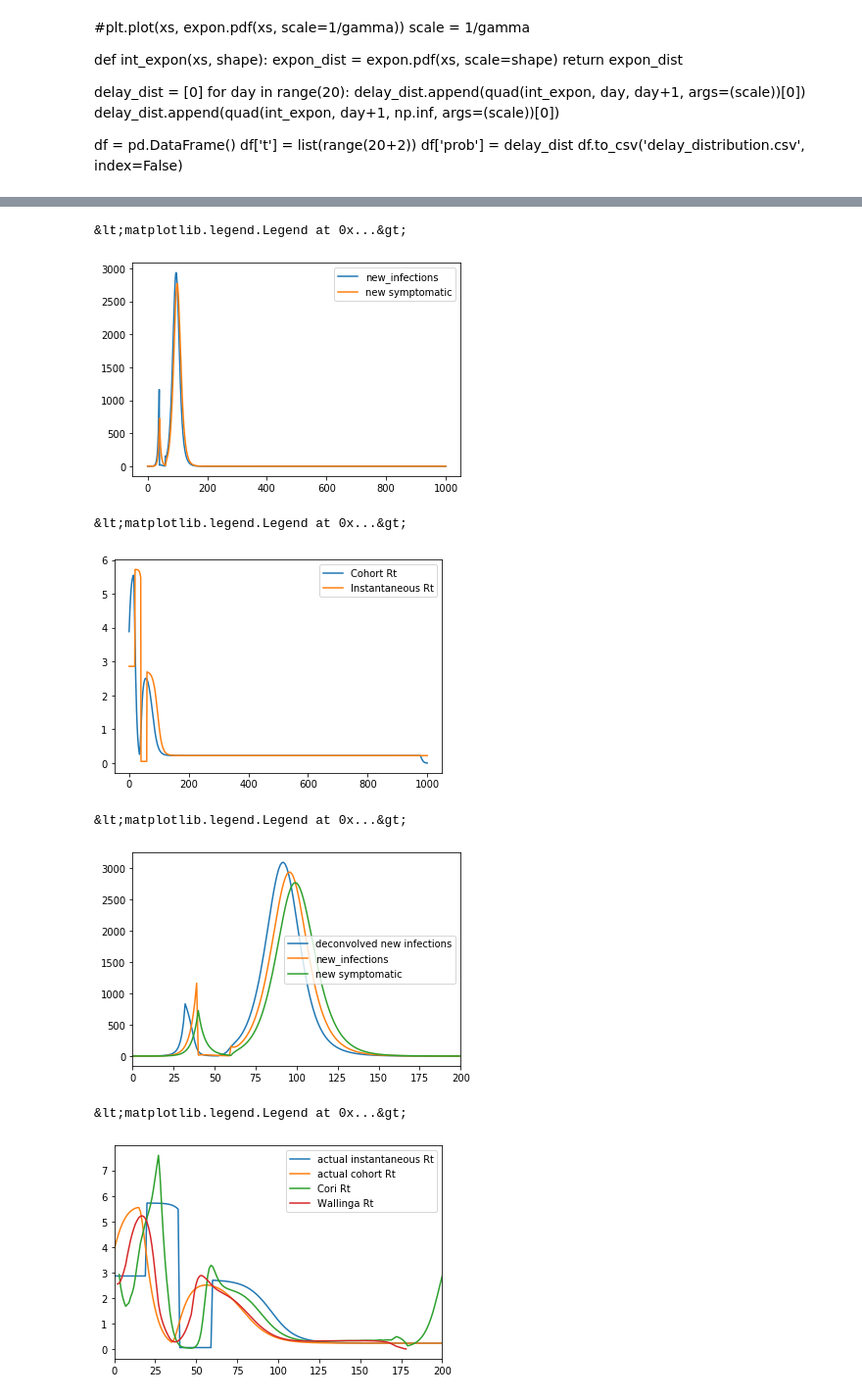
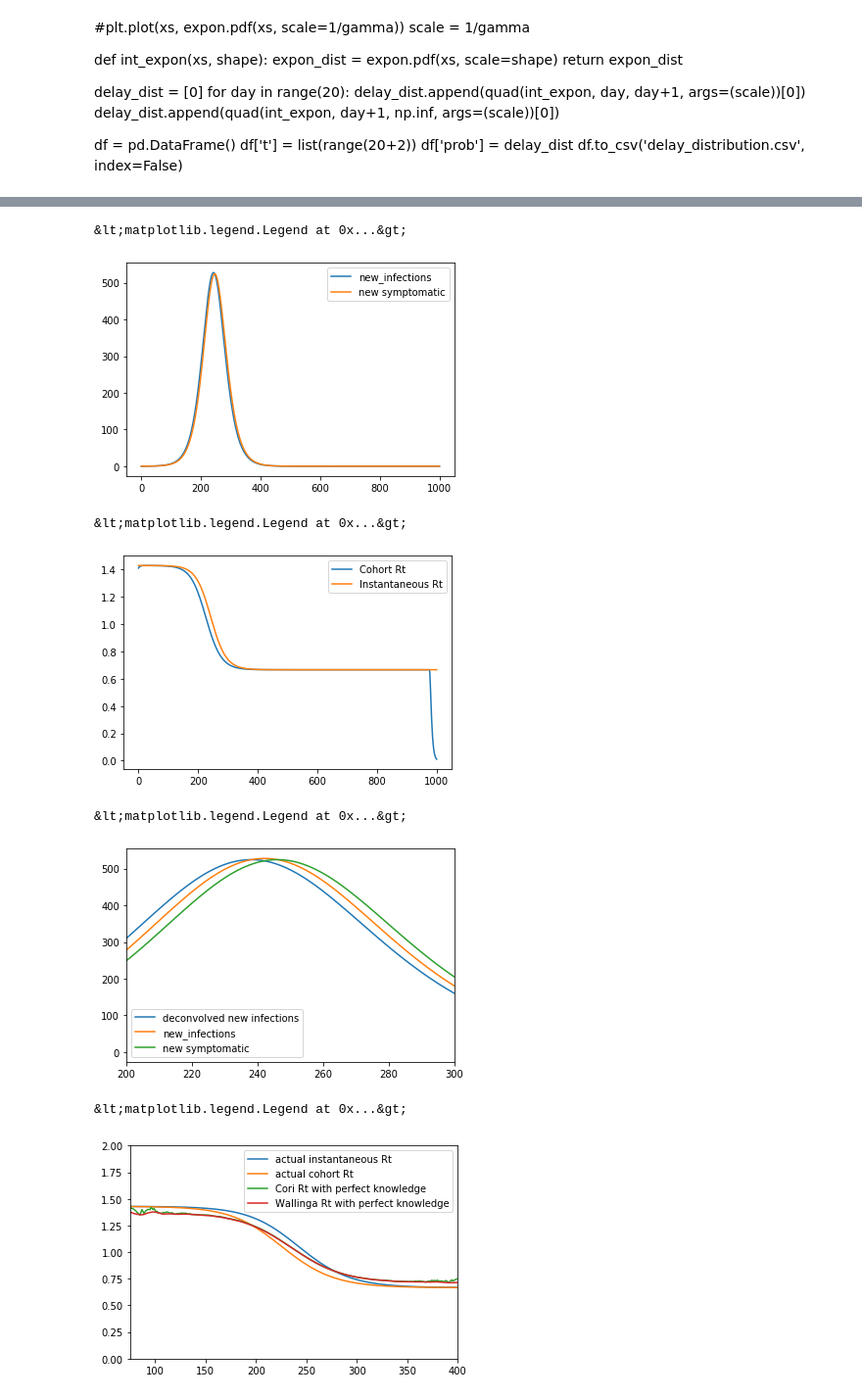
Before and after one commit to Apeirogons/rt_estimation_thesis, a Jupyter notebook: shifts/SEIR.ipynb, the cells around one changed output, grey strips where cells are left out. Shown at 98% size. Drawn from its saved outputs; the diff is of its cells as text; code cells hidden in the pictures.

```diff
--- a/shifts/SEIR.ipynb
+++ b/shifts/SEIR.ipynb
@@ -21,15 +21,15 @@ import subprocess
 
 
 def b(t):
-
-    if t < 20:
-        return 0.000005
-    elif t < 40:
-        return 0.00001
-    elif t < 60:
-        return 0.0000001
-    else:
-        return 0.000005
+    return 0.25
+  #  if t < 20:
+  #      return 0.000005
+  #  elif t < 40:
+  #      return 0.00001
+  #  elif t < 60:
+  #      return 0.0000001
+  #  else:
+  #      return 0.000005
 t = np.linspace(0, 1000, 1001)
 b_vec = np.asarray([b(t_0) for t_0 in t])
 
@@ -112,9 +111,9 @@ def seir(conditions, t,  gamma, mu):
     S, E, I, R = conditions
 
     N = S+ E+ I + R
-    dSdt = -beta*S*I#-beta * S/N * I
-    dEdt = beta*S*I - gamma*E#beta * I *  S/ N - gamma*E
-    dIdt = gamma*E - mu*I#gamma*E - mu * I
+    dSdt = -beta * S/N * I
+    dEdt = beta * I *  S/ N - gamma*E
+    dIdt = gamma*E - mu * I
     dRdt = mu*I
 
     return (dSdt, dEdt, dIdt, dRdt)
@@ -149,8 +148,8 @@ df['E'] = integrated[:, 1]
 df['I'] = integrated[:, 2]
 df['R'] = integrated[:, 3]
 df['beta(t)'] = b_vec
-df['R(t)'] = b_vec * df['S'] * 1/mu #/Nt
-df['new_infections'] = b_vec * df['I'] *  df['S']#/ Nt
+df['R(t)'] = b_vec * df['S'] * 1/mu /Nt
+df['new_infections'] = b_vec * df['I'] *  df['S']/ Nt
 df['new_symptomatic'] = gamma*df['E']
 df.to_csv('seir_results.csv', index=False)
 plt.plot(t, df['new_infections'], label= 'new_infections')
@@ -158,7 +157,7 @@ plt.plot(t, df['new_symptomatic'], label = 'new symptomatic')
 plt.legend()
 # %% [output]
 &lt;matplotlib.legend.Legend at 0x...&gt;
-[figure, old version]
+[figure, new version]
 # %%
 Rt = df['R(t)']
 t = range(len(Rt))
@@ -168,42 +167,41 @@ plt.plot(Rt, label='Instantaneous Rt')
 plt.legend()
 # %% [output]
 &lt;matplotlib.legend.Legend at 0x...&gt;
-[figure, old version]
+[figure, new version]
 # %%
 deconvolution_results = pd.read_csv('deconvolved.csv')
 deconvolution_results = deconvolution_results[deconvolution_results['time']>=0]
 plt.plot(deconvolution_results['time'], deconvolution_results['RL_result'], label='deconvolved new infections')
 plt.plot(t, df['new_infections'], label= 'new_infections')
 plt.plot(t, df['new_symptomatic'], label = 'new symptomatic')
-plt.xlim(0, 200)
+plt.xlim(200,300)
 
 plt.legend()
 # %% [output]
 &lt;matplotlib.legend.Legend at 0x...&gt;
-[figure, old version]
+[figure, new version]
 # %%
 cori_estimates = pd.read_csv('cori.csv')
 wt_estimates = pd.read_csv('wt.csv')
 
 cori_true = pd.read_csv('cori_true.csv')
 wt_true = pd.read_csv('wt_true.csv')
 
-plt.plot(t, df['R(t)'], label = 'actual instantaneous Rt')
-plt.plot(t, Rt_case, label = 'actual cohort Rt')
+plt.plot(t[:-1], df['R(t)'][:-1], label = 'actual instantaneous Rt')
+plt.plot(t[:-1], Rt_case[:-1], label = 'actual cohort Rt')
 
-plt.plot(cori_estimates['t_start'], cori_estimates['Mean(R)'], label='Cori Rt')
+#plt.plot(cori_estimates['t_start'], cori_estimates['Mean(R)'], label='Cori Rt')
+#plt.plot(wt_estimates['t_start'], wt_estimates['Mean(R)'], label='Wallinga Rt')
 
+plt.plot(cori_true['t_start'], cori_estimates['Mean(R)'], label='Cori Rt with perfect knowledge')
+plt.plot(wt_true['t_start'], wt_estimates['Mean(R)'], label='Wallinga Rt with perfect knowledge')
+plt.xlim(75, 400)
+plt.ylim(0, 2)
 
-plt.plot(wt_estimates['t_start'], wt_estimates['Mean(R)'], label='Wallinga Rt')
-
-#plt.plot(cori_true['t_start'], cori_estimates['Mean(R)'], label='Cori Rt with perfect knowledge')
-#plt.plot(wt_true['t_start'], wt_estimates['Mean(R)'], label='Wallinga Rt with perfect knowledge')
-
-plt.xlim(0, 200)
 plt.legend()
 # %% [output]
 &lt;matplotlib.legend.Legend at 0x...&gt;
-[figure, old version]
+[figure, new version]
 # %%
 # So this doesn't work for the SEIR model well for some reason
 # but basically given mean and variance, it's possible to determine mu, gamma
```
Also changed, not shown: parts of 2 cells of this notebook, 10 other files.
